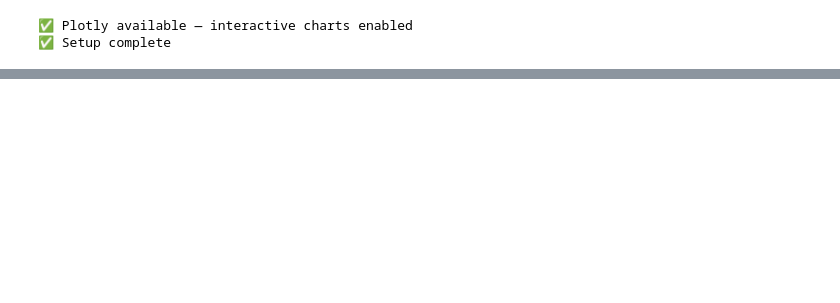
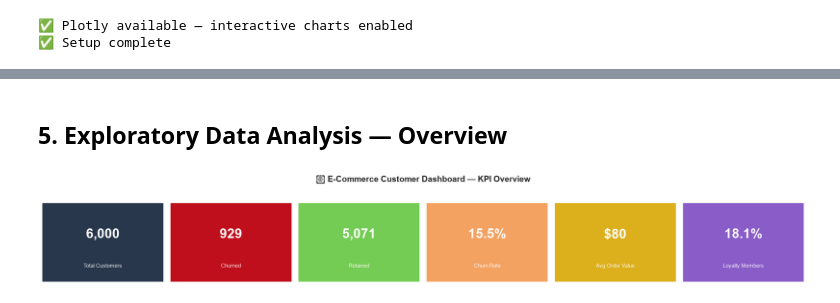
Before and after one commit to Nitesh-Ray/ecommerce-customer-churn2, a Jupyter notebook: model1.ipynb, the cells around one changed output, grey strips where cells are left out. Saved outputs shown, nothing was run; the diff lists cells and outputs as text; code cells hidden in the pictures; blank space fills up the shorter version.

```diff
--- a/model1.ipynb
+++ b/model1.ipynb
@@ -76,0 +124,20 @@ Columns       : ['Customer_ID', 'account_age_months', 'avg_order_value', 'total_
+# %%
+df['churn_flag'] = (df['churned'] == 'Yes').astype(int)
+
+df['loyalty_encoded'] = (df['loyalty_member'] == 'Yes').astype(int)
+
+df['orders_per_month']       = df['total_orders'] / df['account_age_months'].replace(0, 1)
+df['revenue_per_order']      = df['avg_order_value']
+df['recency_bucket']         = pd.cut(df['days_since_last_purchase'],
+                                      bins=[0,7,30,90,999],
+                                      labels=['Hot','Warm','Cold','Dormant'])
+df['value_segment']          = pd.qcut(df['avg_order_value'], q=4,
+                                        labels=['Low','Mid','High','Premium'])
+df['engagement_x_satisfaction'] = df['engagement_score'] * df['satisfaction_score']
+df['support_heavy']          = (df['customer_support_tickets'] >= 3).astype(int)
+
+print('✅ Pre-processing complete.')
+print(f' Final shape: {df.shape}')
+print('\nChurn Distribution :')
+print(df['churn_flag'].value_counts())
+print(f'Churn Rate: {df["churn_flag"].mean()*100:.1f}%')
@@ -76,0 +154,34 @@ Columns       : ['Customer_ID', 'account_age_months', 'avg_order_value', 'total_
+# %% [markdown]
+## 5. Exploratory Data Analysis — Overview
+# %%
+total      = len(df)
+churned_n  = df['churn_flag'].sum()
+retained_n = total - churned_n
+churn_rate = churned_n / total * 100
+avg_order  = df['avg_order_value'].mean()
+loyalty_pct= df['loyalty_encoded'].mean() * 100
+
+kpis = [
+    ('Total Customers', f'{total:,}', "#28374B"),
+    ('Churned',         f'{churned_n:,}', "#BF0E1C"),
+    ('Retained',        f'{retained_n:,}', "#74CC54FF"),
+    ('Churn Rate',      f'{churn_rate:.1f}%', '#F4A261'),
+    ('Avg Order Value', f'${avg_order:.0f}', "#DCAF1D"),
+    ('Loyalty Members', f'{loyalty_pct:.1f}%', "#895CC8"),
+]
+
+fig, axes = plt.subplots(1, 6, figsize=(18, 2.5))
+for ax, (label, value, color) in zip(axes, kpis):
+    ax.set_facecolor(color)
+    ax.text(0.5, 0.6, value, ha='center', va='center',
+            fontsize=22, fontweight='bold', color='white', transform=ax.transAxes)
+    ax.text(0.5, 0.2, label, ha='center', va='center',
+            fontsize=9, color='white', alpha=0.9, transform=ax.transAxes)
+    ax.set_xticks([]); ax.set_yticks([])
+    for spine in ax.spines.values(): spine.set_visible(False)
+plt.suptitle('📊 E-Commerce Customer Dashboard — KPI Overview', fontsize=14,
+             fontweight='bold', y=1.05)
+plt.tight_layout()
+plt.show()
+# %% [output]
+[figure, added]
```
Also changed, not shown: parts of 14 cells of this notebook.
